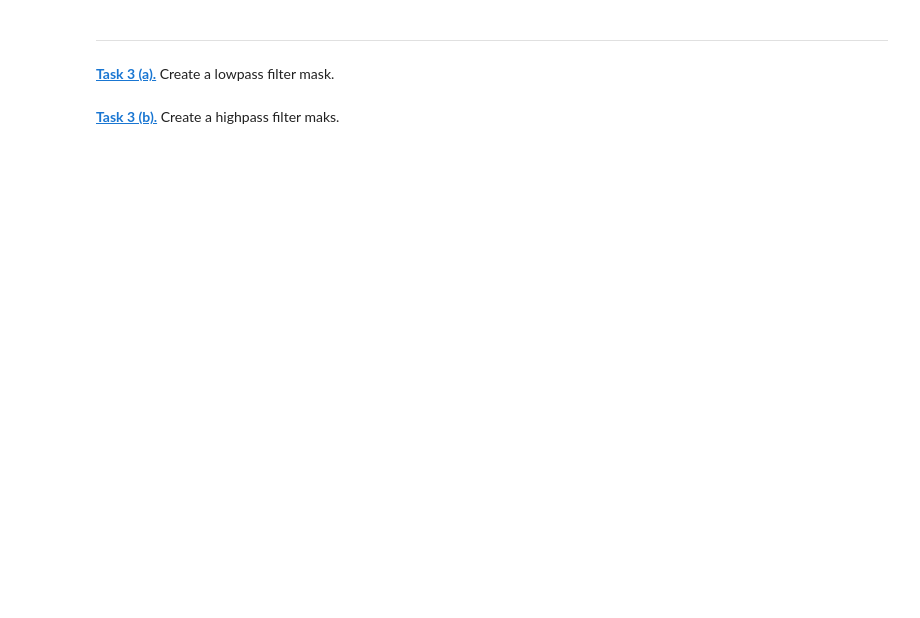
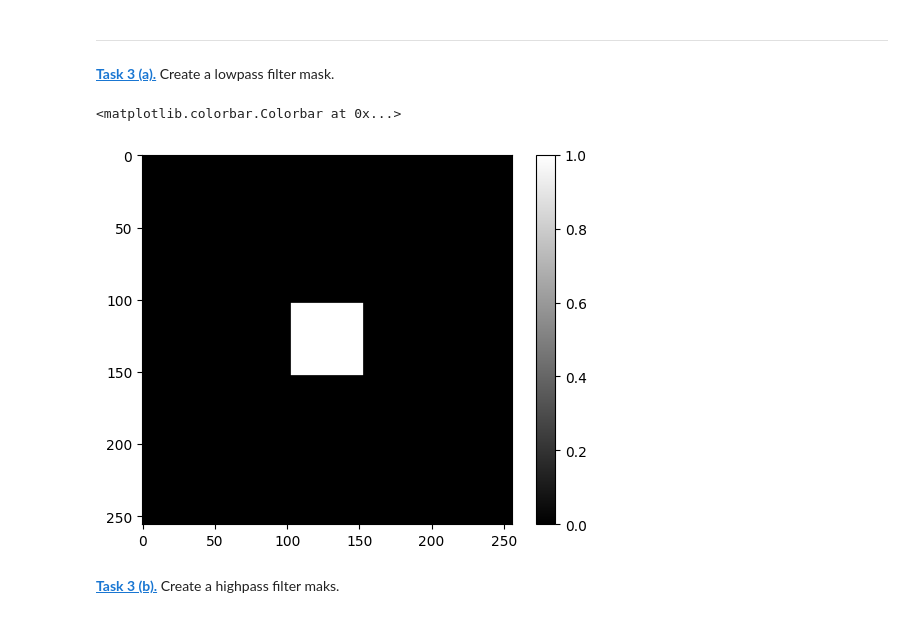
Before and after one commit to MiaRaedlein/mobi-fs5-python, a Jupyter notebook: fourier.ipynb, the cells around one changed output. Drawn from its saved outputs; the diff is of its cells as text; code cells hidden in the pictures; blank space fills up the shorter version.

```diff
--- a/fourier.ipynb
+++ b/fourier.ipynb
@@ -131,2 +127,19 @@ filter_window_size = 50
+# %%
+filter_window_size = 50
+
+mask_lp = np.zeros(cell_img_resized.shape)
+
+center_y = mask_lp.shape[0] // 2
+center_x = mask_lp.shape[1] // 2
+half_w = filter_window_size // 2
+
+mask_lp[center_y - half_w : center_y + half_w, center_x - half_w : center_x + half_w] = 1
+
+plt.figure()
+plt.imshow(mask_lp, 'gray')
+plt.colorbar()
+# %% [output]
+<matplotlib.colorbar.Colorbar at 0x...>
+[figure, added]
 # %% [markdown]
 **[Task 3 (b).]()** Create a highpass filter maks.
```
Also changed, not shown: parts of 4 cells of this notebook.
